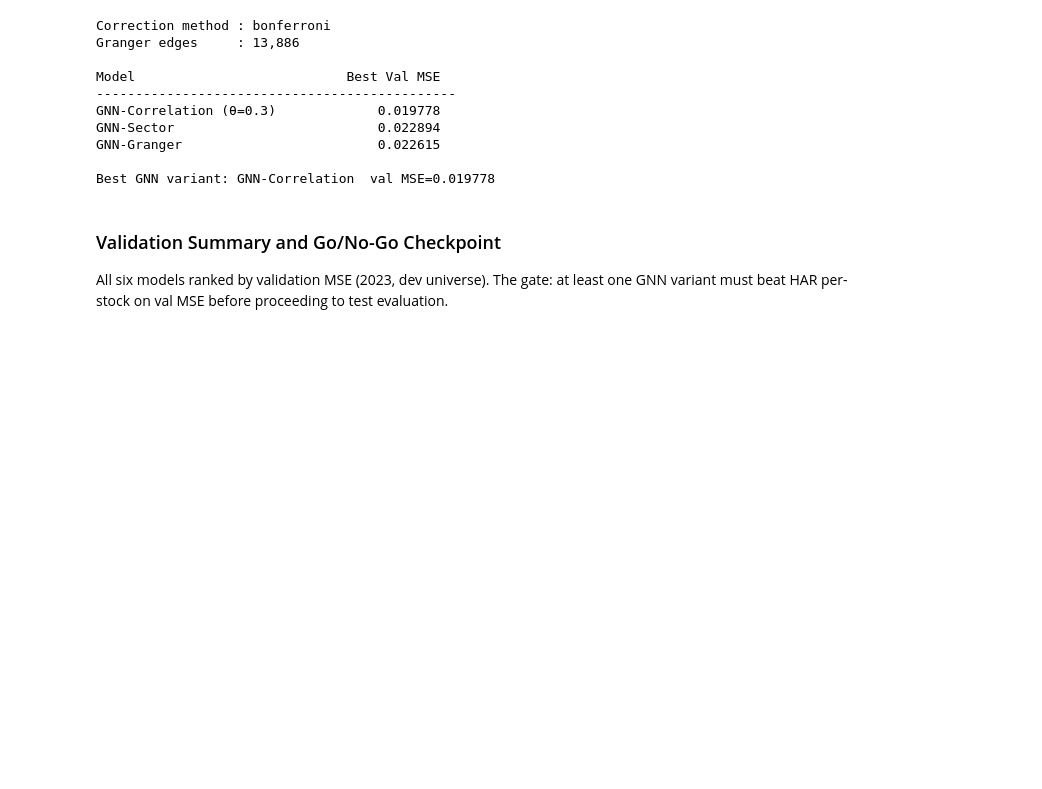
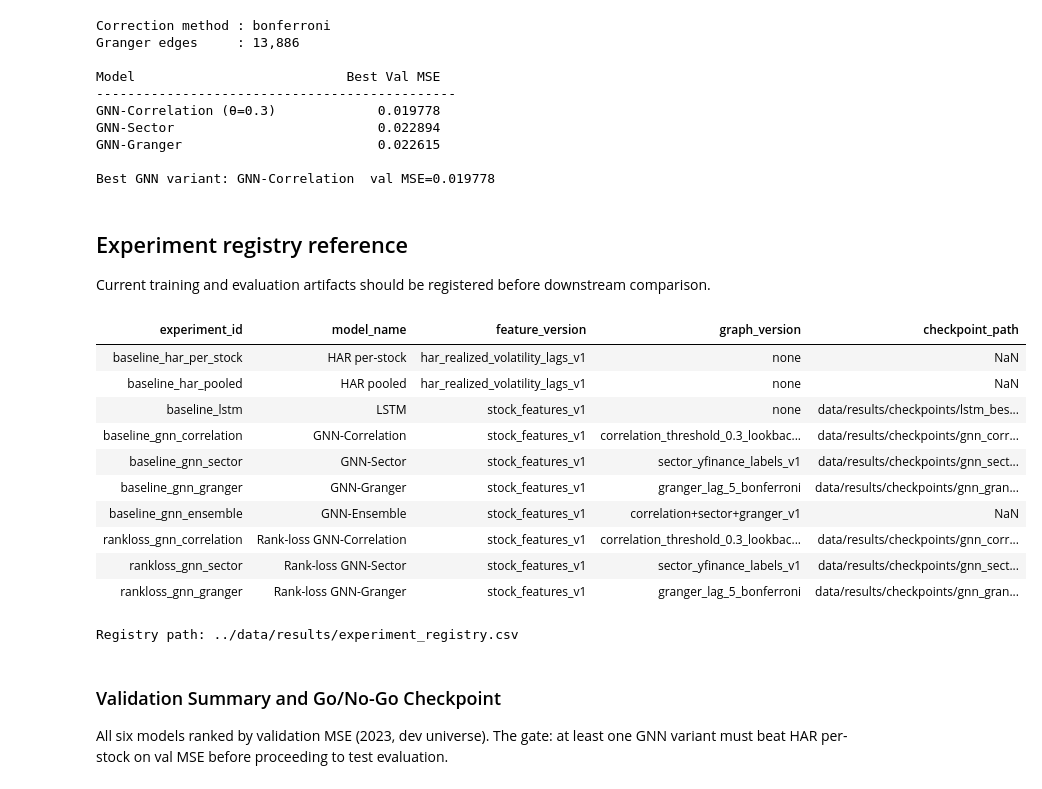
Before and after one commit to waderylan/sp500-gnn, a Jupyter notebook: notebooks/04_gnn_models.ipynb, the cells around one changed output. Cells and saved outputs as stored; diff of their text form; code cells hidden in the pictures; blank space fills up the shorter version.

```diff
--- a/notebooks/04_gnn_models.ipynb
+++ b/notebooks/04_gnn_models.ipynb
@@ -635,6 +635,33 @@ GNN-Sector                          0.022894
 GNN-Granger                         0.022615
 
 Best GNN variant: GNN-Correlation  val MSE=0.019778
+# %% [markdown]
+## Experiment registry reference
+
+Current training and evaluation artifacts should be registered before downstream comparison.
+# %%
+# REGISTRY_REFERENCE_CELL
+from pathlib import Path
+import pandas as pd
+from IPython.display import display
+
+registry_path = Path('../data/results/experiment_registry.csv')
+registry = pd.read_csv(registry_path)
+display(registry[['experiment_id', 'model_name', 'feature_version', 'graph_version', 'checkpoint_path']])
+print(f'Registry path: {registry_path.as_posix()}')
+# %% [output]
+| experiment_id | model_name | feature_version | graph_version | checkpoint_path |
+| baseline_har_per_stock | HAR per-stock | har_realized_volatility_lags_v1 | none | NaN |
+| baseline_har_pooled | HAR pooled | har_realized_volatility_lags_v1 | none | NaN |
+| baseline_lstm | LSTM | stock_features_v1 | none | data/results/checkpoints/lstm_bes... |
+| baseline_gnn_correlation | GNN-Correlation | stock_features_v1 | correlation_threshold_0.3_lookbac... | data/results/checkpoints/gnn_corr... |
+| baseline_gnn_sector | GNN-Sector | stock_features_v1 | sector_yfinance_labels_v1 | data/results/checkpoints/gnn_sect... |
+| baseline_gnn_granger | GNN-Granger | stock_features_v1 | granger_lag_5_bonferroni | data/results/checkpoints/gnn_gran... |
+| baseline_gnn_ensemble | GNN-Ensemble | stock_features_v1 | correlation+sector+granger_v1 | NaN |
+| rankloss_gnn_correlation | Rank-loss GNN-Correlation | stock_features_v1 | correlation_threshold_0.3_lookbac... | data/results/checkpoints/gnn_corr... |
+| rankloss_gnn_sector | Rank-loss GNN-Sector | stock_features_v1 | sector_yfinance_labels_v1 | data/results/checkpoints/gnn_sect... |
+| rankloss_gnn_granger | Rank-loss GNN-Granger | stock_features_v1 | granger_lag_5_bonferroni | data/results/checkpoints/gnn_gran... |
+Registry path: ../data/results/experiment_registry.csv
 # %% [markdown]
 ### Validation Summary and Go/No-Go Checkpoint
 
```
Also changed, not shown: 6 other files.
